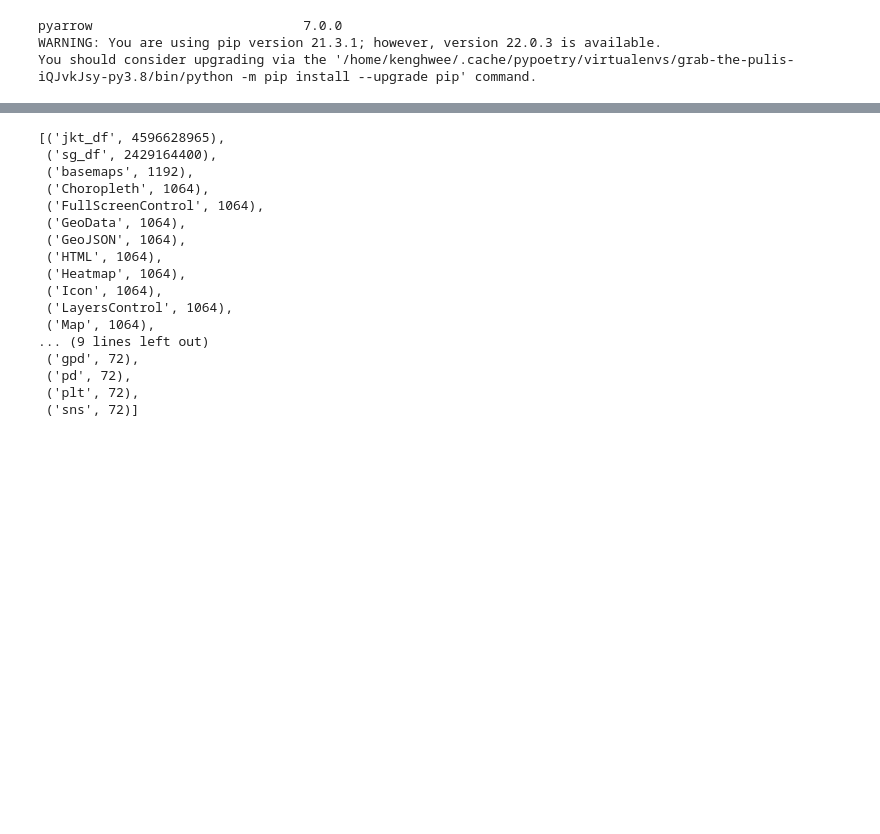
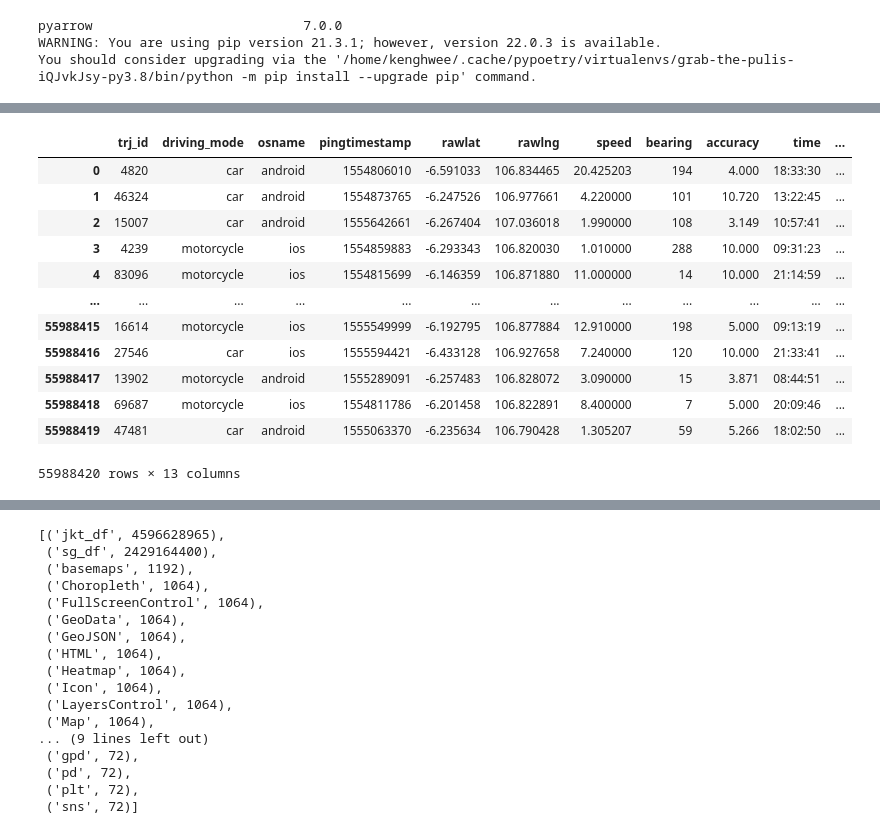
Before and after one commit to kenghweeng/Grab_The_Pulis, a Jupyter notebook: grabxpulis.ipynb, the cells around one changed output, grey strips where cells are left out. Cells and saved outputs as stored; diff of their text form; code cells hidden in the pictures; blank space fills up the shorter version.

```diff
--- a/grabxpulis.ipynb
+++ b/grabxpulis.ipynb
@@ -52,0 +101,16 @@ jkt_dfclean.to_feather('data/processed_jkt.ftr')
+# %%
+jkt_df
+# %% [output]
+|  | trj_id | driving_mode | osname | pingtimestamp | rawlat | rawlng | speed | bearing | accuracy | time | ... |
+| 0 | 4820 | car | android | 1554806010 | -6.591033 | 106.834465 | 20.425203 | 194 | 4.000 | 18:33:30 | ... |
+| 1 | 46324 | car | android | 1554873765 | -6.247526 | 106.977661 | 4.220000 | 101 | 10.720 | 13:22:45 | ... |
+| 2 | 15007 | car | android | 1555642661 | -6.267404 | 107.036018 | 1.990000 | 108 | 3.149 | 10:57:41 | ... |
+| 3 | 4239 | motorcycle | ios | 1554859883 | -6.293343 | 106.820030 | 1.010000 | 288 | 10.000 | 09:31:23 | ... |
+| 4 | 83096 | motorcycle | ios | 1554815699 | -6.146359 | 106.871880 | 11.000000 | 14 | 10.000 | 21:14:59 | ... |
+| ... | ... | ... | ... | ... | ... | ... | ... | ... | ... | ... | ... |
+| 55988415 | 16614 | motorcycle | ios | 1555549999 | -6.192795 | 106.877884 | 12.910000 | 198 | 5.000 | 09:13:19 | ... |
+| 55988416 | 27546 | car | ios | 1555594421 | -6.433128 | 106.927658 | 7.240000 | 120 | 10.000 | 21:33:41 | ... |
+| 55988417 | 13902 | motorcycle | android | 1555289091 | -6.257483 | 106.828072 | 3.090000 | 15 | 3.871 | 08:44:51 | ... |
+| 55988418 | 69687 | motorcycle | ios | 1554811786 | -6.201458 | 106.822891 | 8.400000 | 7 | 5.000 | 20:09:46 | ... |
+| 55988419 | 47481 | car | android | 1555063370 | -6.235634 | 106.790428 | 1.305207 | 59 | 5.266 | 18:02:50 | ... |
+55988420 rows × 13 columns
```
Also changed, not shown: parts of 9 cells of this notebook, 1 other file.
